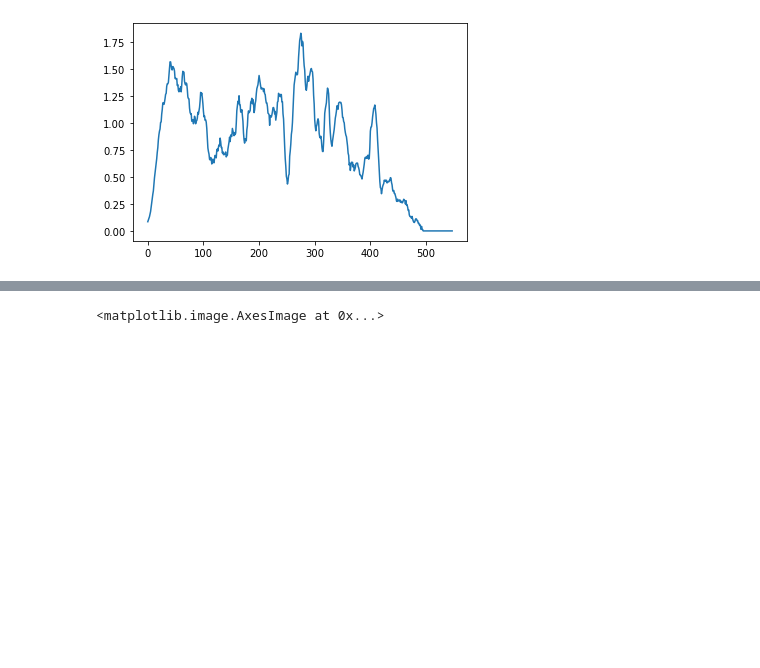
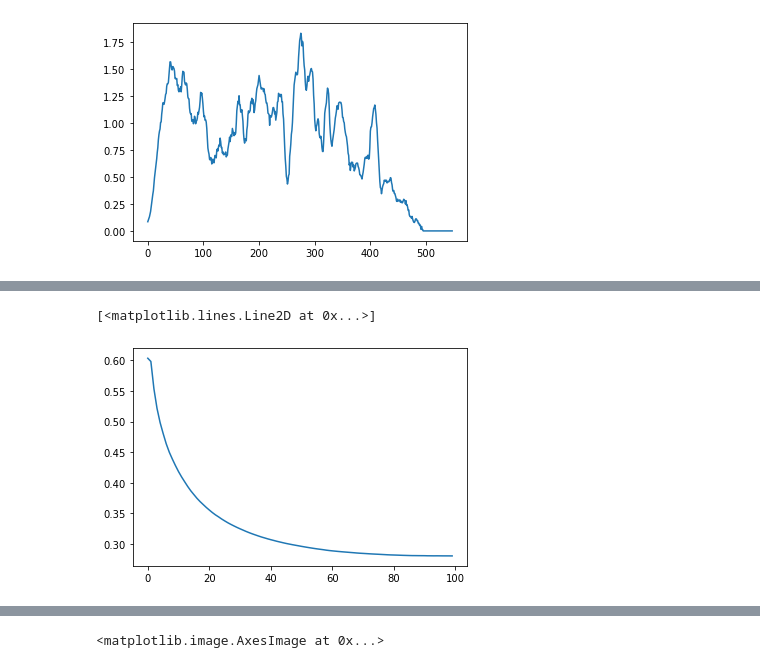
Before and after one commit to centuri-engineering/auto_metro, a Jupyter notebook: notebooks/PythonImDecorr.ipynb, the cells around one changed output, grey strips where cells are left out. Cells and saved outputs as stored; diff of their text form; code cells hidden in the pictures; blank space fills up the shorter version.

```diff
--- a/notebooks/PythonImDecorr.ipynb
+++ b/notebooks/PythonImDecorr.ipynb
@@ -138,12 +335,13 @@ nx, ny = nx - (1 - nx%2), ny - (1 - ny%2)
 image = image[:nx, :ny]
 
 xx, yy = np.meshgrid(np.linspace(-1, 1, ny), np.linspace(-1, 1, nx))
+dist2 = (xx**2 + yy**2)
+mask0 = dist2 < 1.
+
+
 I = fftshift(fft2(fftshift(image)))
 I /= np.abs(I)
 I[~np.isfinite(I)] = 0
-
-dist2 = (xx**2 + yy**2)
-mask0 = dist2 < 1.
 
 # restric all the analysis to the region r <= 1
 I *= mask0
@@ -160,13 +358,14 @@ imr = ifftshift(
 
 imt = imr
 Ir = mask0*fftshift(fft2(fftshift(imt)))
+Ir = Ir.ravel()[:(nx*ny)//2]
 
 # possible optim:
-# Ir.ravel().imag[:(nx*ny)//2] == -Ir.ravel().imag[:-(nx*ny)//2:-1]
+# Ir.ravel().imag == -Ir.ravel().imag[:-(nx*ny)//2:-1]
 
 c = np.linalg.norm(Ir)
 d0 = np.array([
-    get_correlation_coefficient(Ir, (dist2 < rt)*I, c1=c)
+    get_correlation_coefficient(Ir, ((dist2 < rt)*I).ravel()[:(nx*ny)//2], c1=c)
     for rt in radius
 ])
 
@@ -184,12 +383,12 @@ def find_max_corr(d, threshold):
     return pos
 
 pos0 = find_max_corr(d0, pic_threshold)
-snr0 = d0[pos]
-res0 = radius[pos]
+snr0 = d0[pos0]
+res0 = radius[pos0]
 
 
 # Automatic search of best geometric mean (?)
-gMax = 2/res0
+gMax = 30 #2/res0
 Ng = 10
 
 dg = []
@@ -199,11 +398,11 @@ res = []
 gauss_freqs = np.logspace(np.log10(gMax), np.log10(0.15), Ng)
 
 for width in gauss_freqs:
-    imt = imr - gaussian_filter(imt, width)
-    Ir = mask0 * fftshift(fft2(fftshift(imt)));
-    c = np.linalg.norm(Ir)
+    imt = imr - gaussian_filter(imr, width)
+    Ir_ = (mask0 * fftshift(fft2(fftshift(imt)))).ravel()[:nx*ny//2]
+    c = np.linalg.norm(Ir_)
     d = np.array([
-            get_correlation_coefficient(Ir, (dist2 < rt)*I, c1=c)
+            get_correlation_coefficient(Ir_, ((dist2 < rt)*I).ravel()[:nx*ny//2], c1=c)
             for rt in radius
         ])
     dg.append(d)
@@ -211,3 +410,8 @@ for width in gauss_freqs:
     maxes.append(pos)
     snrs.append(d[pos])
     res.append(radius[pos])
+# %%
+plt.plot(d0)
+# %% [output]
+[<matplotlib.lines.Line2D at 0x...>]
+[figure, added]
```
Also changed, not shown: parts of 38 cells of this notebook.
